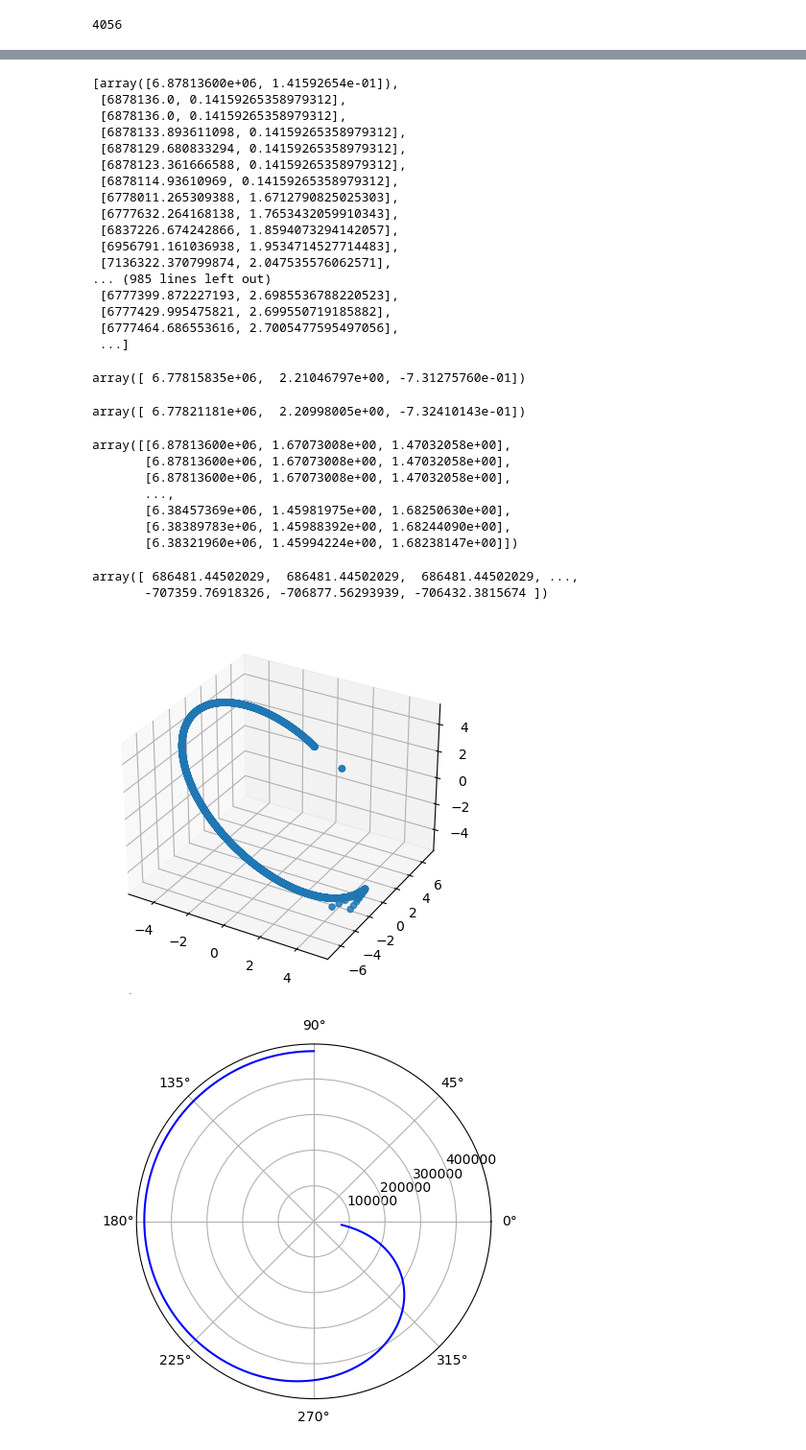
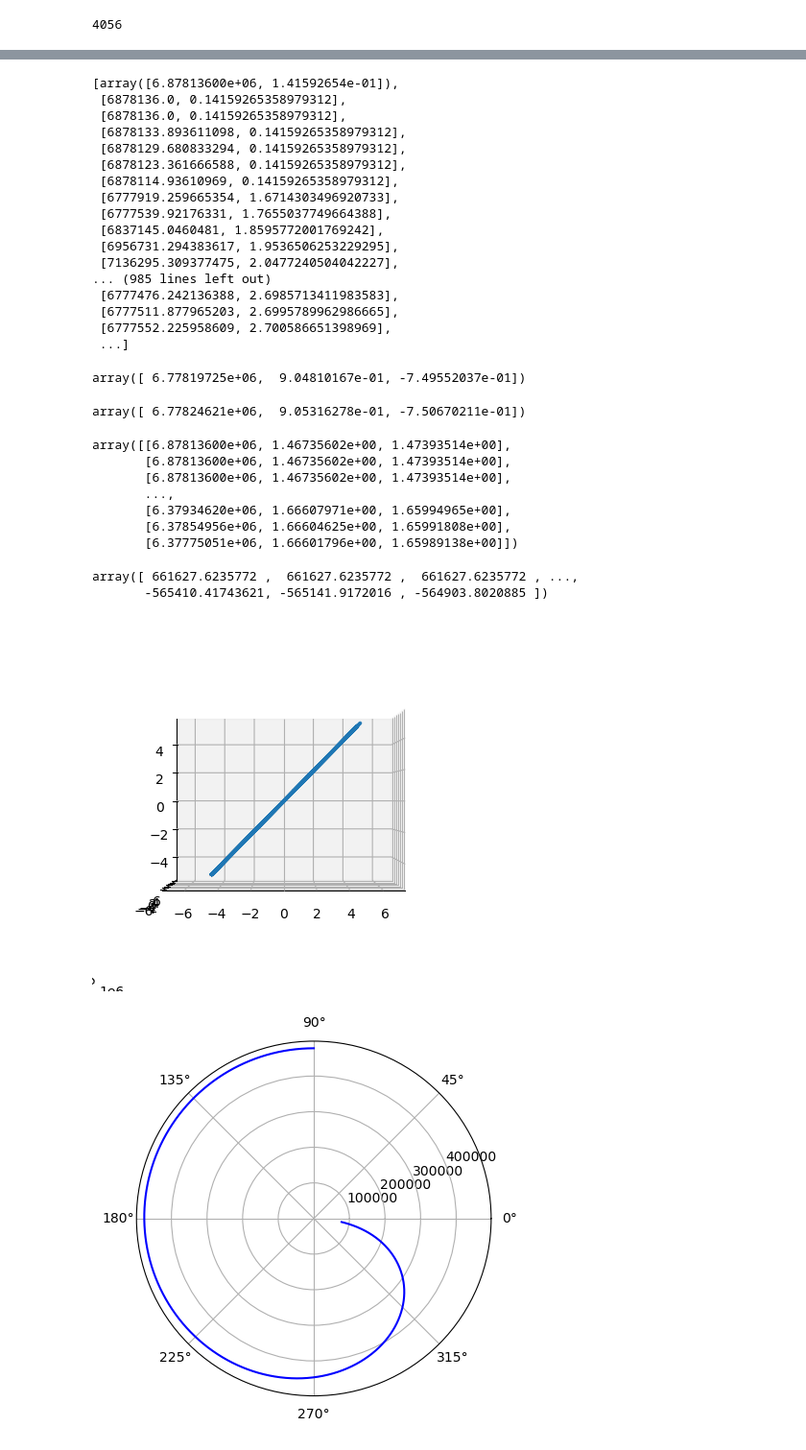
Before and after one commit to Tiangong-PMSC-Group/Satellite-Project, a Jupyter notebook: main_tests.ipynb, the cells around one changed output, grey strips where cells are left out. Shown at 96% size. Saved outputs shown, nothing was run; the diff lists cells and outputs as text; code cells hidden in the pictures.

Commit message:
earth_to_orbit 2: electric boogaloo

```diff
--- a/main_tests.ipynb
+++ b/main_tests.ipynb
@@ -129,26 +129,22 @@ for i in range(int(sim_lenght)):
 
     if i < sim_lenght:
         current_state_satellite_cord = tiagong.get_position_at_t(i)
-        #current_state_earth_cord = utilities.spherical_to_spherical(current_state_satellite_cord)
-        current_state_earth_cord = current_state_satellite_cord
+        current_state_earth_cord = utilities.spherical_to_spherical(current_state_satellite_cord)
+        #current_state_earth_cord = current_state_satellite_cord
         noise_states_earth_cord = BACC.try_detect_satellite(current_state_earth_cord, i)
-        if len(noise_states_earth_cord) > 0:
-            print(current_state_earth_cord, noise_states_earth_cord[0].pos, rad[i])
-        #print(len(noise_states_earth_cord))
 
-        print(len(noise_states_earth_cord))
         if len(noise_states_earth_cord) > 0:
             #print("Enter")
             flag = 0
             for state_earth_cord in noise_states_earth_cord:
-                #print("Update0")
-                #state_satellite_cord = utilities.spherical_to_spherical(state_earth_cord.pos)
-                state_satellite_cord = state_earth_cord.pos
-                new_state_satellite_cord = tianhe.update(state_satellite_cord[:2])
+                #state_satellite_cord = np.array([0,0,0])
+                state_satellite_cord = utilities.earth_to_orbit(state_earth_cord.pos)
+                #state_satellite_cord = state_earth_cord.pos
+                new_state_satellite_cord = tianhe.update(state_satellite_cord)
 
                 if flag == 0:
-                    print( state_satellite_cord[:2])
-                    radar_states_satellite_cord += state_satellite_cord[:2],
+                    #print(state_satellite_cord)
+                    radar_states_satellite_cord += state_satellite_cord,
                     flag = 1
 
     forecast = tianhe.forecast()
@@ -220,15 +198,15 @@ predicted_states_satellite_cord
  [6878129.680833294, 0.14159265358979312],
  [6878123.361666588, 0.14159265358979312],
  [6878114.93610969, 0.14159265358979312],
- [6778011.265309388, 1.6712790825025303],
- [6777632.264168138, 1.7653432059910343],
- [6837226.674242866, 1.8594073294142057],
- [6956791.161036938, 1.9534714527714483],
- [7136322.370799874, 2.047535576062571],
+ [6777919.259665354, 1.6714303496920733],
+ [6777539.92176331, 1.7655037749664388],
+ [6837145.0460481, 1.8595772001769242],
+ [6956731.294383617, 1.9536506253229295],
+ [7136295.309377475, 2.0477240504042227],
 ... (985 lines left out)
- [6777399.872227193, 2.6985536788220523],
- [6777429.995475821, 2.699550719185882],
- [6777464.686553616, 2.7005477595497056],
+ [6777476.242136388, 2.6985713411983583],
+ [6777511.877965203, 2.6995789962986665],
+ [6777552.225958609, 2.700586651398969],
  ...]
 # %%
 R2, rad2 = np.array(predicted_states_satellite_cord[:]).T
@@ -236,38 +214,43 @@ trd = [np.pi/2 - theta]*len(R2)
 # %%
 utilities.spherical_to_spherical(np.array([R2,rad2,trd]).T[500])
 # %% [output]
-array([ 6.77815835e+06,  2.21046797e+00, -7.31275760e-01])
+array([ 6.77819725e+06,  9.04810167e-01, -7.49552037e-01])
 # %%
 utilities.spherical_to_spherical(np.array([R2,rad2,trd]).T[501])
 # %% [output]
-array([ 6.77821181e+06,  2.20998005e+00, -7.32410143e-01])
+array([ 6.77824621e+06,  9.05316278e-01, -7.50670211e-01])
 # %%
 predicted_states_earth_cord = np.array([utilities.spherical_to_spherical(np.array([R2,rad2,trd]).T[i]) for i in range(len(predicted_states_satellite_cord))])
 # %%
 predicted_states_earth_cord
 # %% [output]
-array([[6.87813600e+06, 1.67073008e+00, 1.47032058e+00],
-       [6.87813600e+06, 1.67073008e+00, 1.47032058e+00],
-       [6.87813600e+06, 1.67073008e+00, 1.47032058e+00],
+array([[6.87813600e+06, 1.46735602e+00, 1.47393514e+00],
+       [6.87813600e+06, 1.46735602e+00, 1.47393514e+00],
+       [6.87813600e+06, 1.46735602e+00, 1.47393514e+00],
        ...,
-       [6.38457369e+06, 1.45981975e+00, 1.68250630e+00],
-       [6.38389783e+06, 1.45988392e+00, 1.68244090e+00],
-       [6.38321960e+06, 1.45994224e+00, 1.68238147e+00]])
+       [6.37934620e+06, 1.66607971e+00, 1.65994965e+00],
+       [6.37854956e+06, 1.66604625e+00, 1.65991808e+00],
+       [6.37775051e+06, 1.66601796e+00, 1.65989138e+00]])
 # %%
 x, y, z = utilities.earth_to_xyz_bulk(predicted_states_earth_cord).T
 # %%
 x
 # %% [output]
-array([ 686481.44502029,  686481.44502029,  686481.44502029, ...,
-       -707359.76918326, -706877.56293939, -706432.3815674 ])
+array([ 661627.6235772 ,  661627.6235772 ,  661627.6235772 , ...,
+       -565410.41743621, -565141.9172016 , -564903.8020885 ])
 # %%
 fig = plt.figure()
 ax = fig.add_subplot(1,1,1, projection='3d')
-plot = ax.scatter(x, y, z)
+plot = ax.scatter(x, y, z, s = 3)
+
+
+ax.view_init(0, -90)
+ax.set_xlim([-7e6, 7e6])
+ax.set_ylim([-7e6, 7e6])
 
 plt.show()
 # %% [output]
-[figure, old version]
+[figure, new version]
 # %%
 from main import Main
 import matplotlib.pyplot as plt
```
Also changed, not shown: parts of 3 cells of this notebook, 1 other file.
